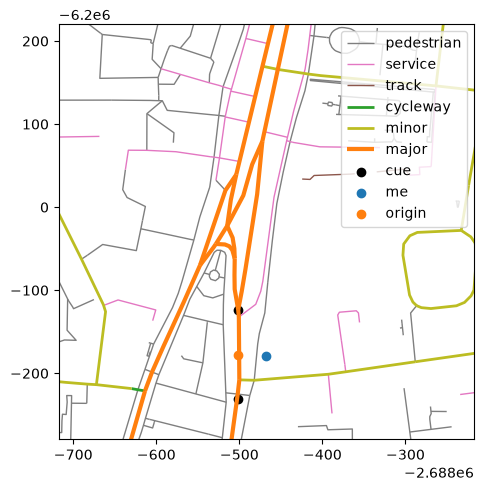
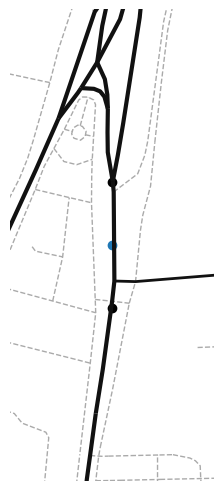
Unified diff of the notebook cell whose output changed from the first chart to the second:
--- before
+++ after
@@ -1,2 +1,7 @@
 fig, ax = plt.subplots(1, 1, layout="constrained")
-GpkgMap(oxford).plot_rotated(ax, instruction.bearing, instruction.origin, me, route.cues)
+GpkgMap(oxford).plot_instruction(ax, instruction, 'grey')
+fig.savefig('./inst.png', dpi=100, bbox_inches='tight')
+rgba_pxs = plt.imread("inst.png")
+grey_pxs = np.mean(rgba_pxs[:, :, :3], axis=2) * rgba_pxs[:, :, 3]
+cropped_grey_pxs = np.array(grey_pxs[:296,:128] * 3, dtype=np.int64)
+cropped_grey_pxs

Commit: e-paper sim somewhat working; will probably need bigger screen